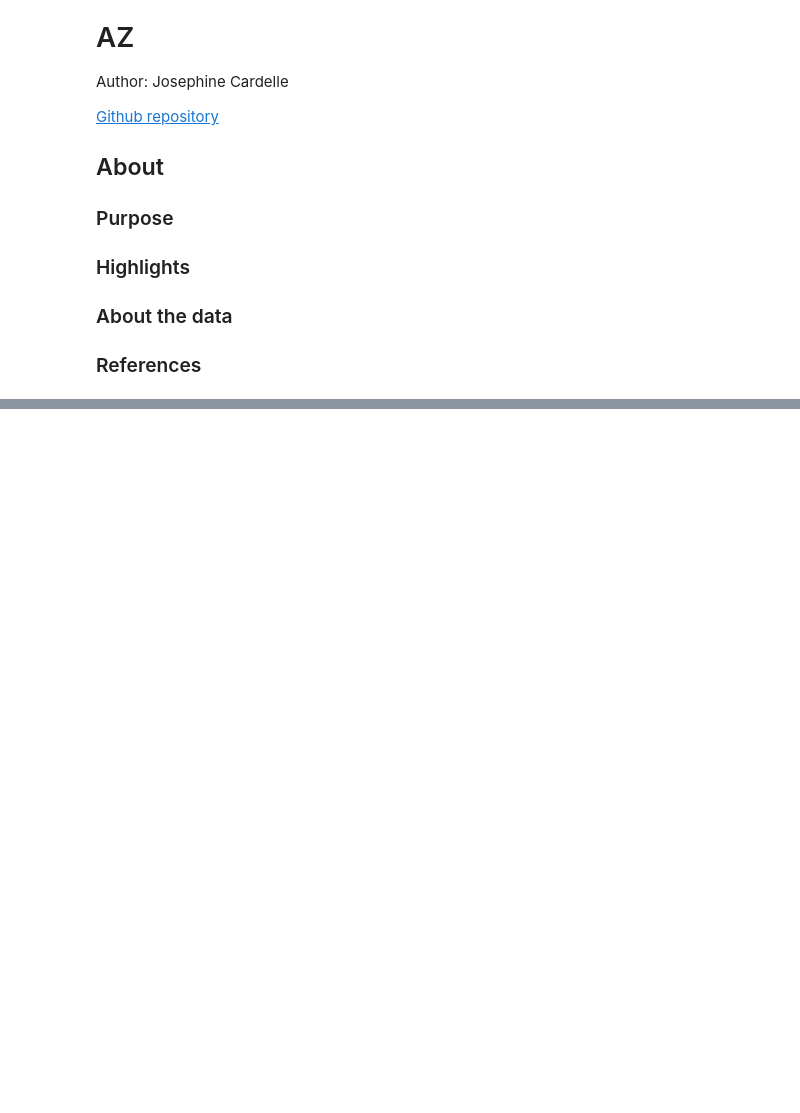
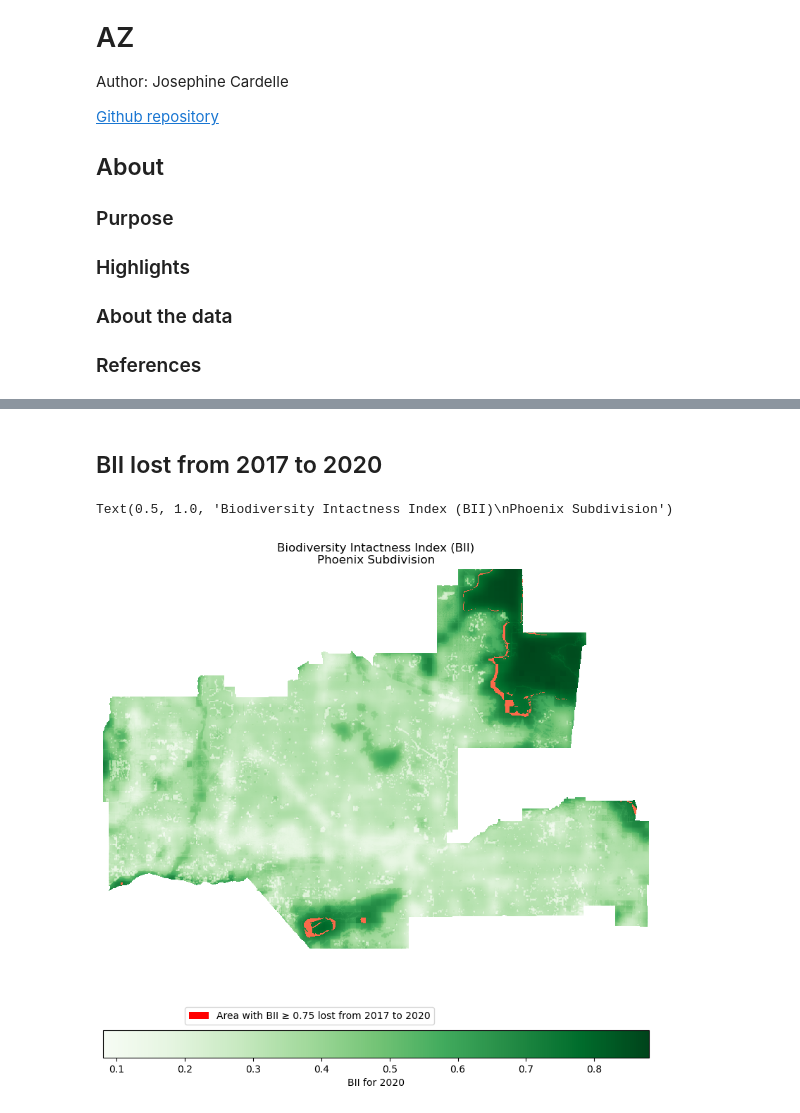
Before and after one commit to jocardelle/biodiversity-intactness-index, a Jupyter notebook: biodiversity-intactness-index.ipynb, the cells around one changed output, grey strips where cells are left out. Drawn from its saved outputs; the diff is of its cells as text; code cells hidden in the pictures; blank space fills up the shorter version.

Commit message:
complete raster map

```diff
--- a/biodiversity-intactness-index.ipynb
+++ b/biodiversity-intactness-index.ipynb
@@ -34,0 +162,11 @@ catalog = Client.open(
+# %%
+bii17 = rioxr.open_rasterio(item_17.assets['data'].href)
+bii20 = rioxr.open_rasterio(item_20.assets['data'].href)
+# %%
+# Clip the bii rasters to phoenix
+bii17_phx = bii17.rio.clip(phx['geometry'])
+bii20_phx = bii20.rio.clip(phx['geometry'])
+# %%
+# Find areas where bii >= 0.75 and assign 1 to true and 0 to false
+bii17_high = (bii17_phx >= 0.75).astype('int')
+bii20_high = (bii20_phx >= 0.75).astype('int')
@@ -34,0 +191,26 @@ catalog = Client.open(
+# %% [markdown]
+## BII lost from 2017 to 2020
+# %%
+# Calculate difference in pixels above 0.75 from 2017 to 2020
+diff_17_20 = bii17_high - bii20_high
+
+# Set all that are not 1 to na
+loss_17_20 = diff_17_20.where(diff_17_20 == 1)
+# %%
+fig, ax = plt.subplots(figsize = (10, 10))
+ax.axis('off')
+
+bii20_phx.plot(ax=ax, cmap = 'Greens', cbar_kwargs={'orientation':'horizontal', 'label':'BII for 2020'})
+
+loss_17_20.plot(ax=ax, # add difference in percentage from 2017 to 2020
+           cmap = 'Reds',
+             add_colorbar = False)
+
+legend = [Patch(facecolor = 'red', label = 'Area with BII ≥ 0.75 lost from 2017 to 2020')]
+
+ax.legend(handles=legend, loc=(0.15, -0.2))
+
+ax.set_title("Biodiversity Intactness Index (BII)\nPhoenix Subdivision")
+# %% [output]
+Text(0.5, 1.0, 'Biodiversity Intactness Index (BII)\nPhoenix Subdivision')
+[figure, added]
```
Also changed, not shown: parts of 20 cells of this notebook, 1 other file.
